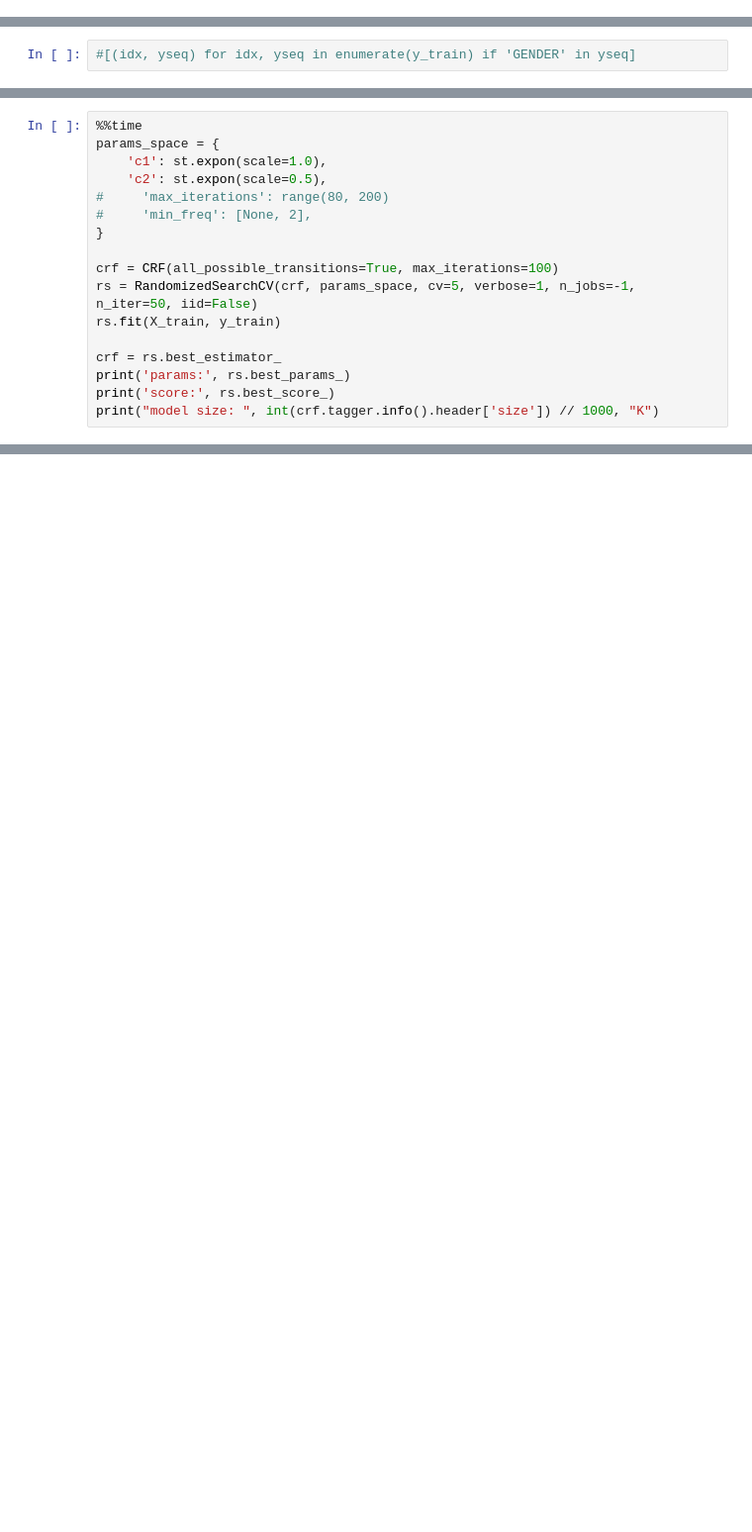
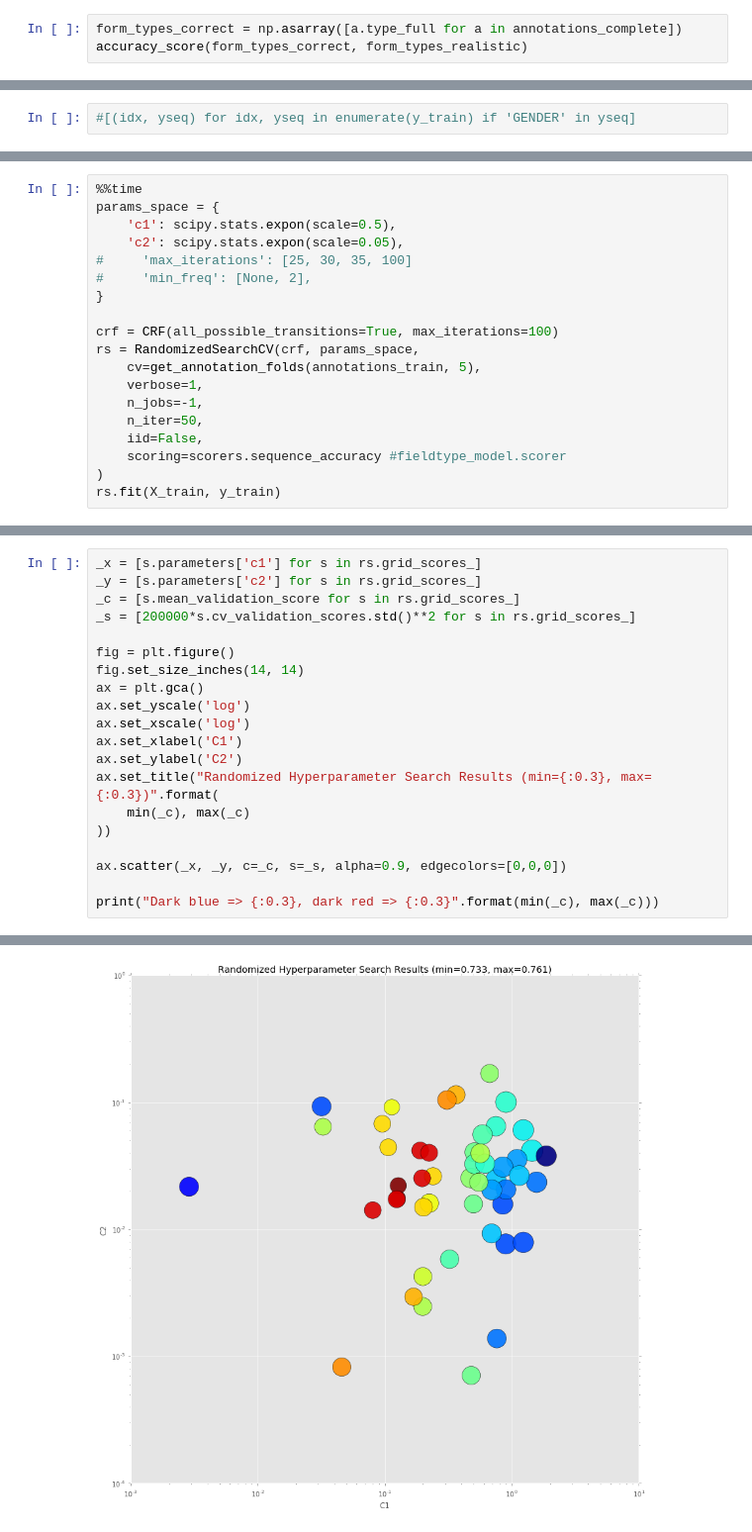
Before and after one commit to TeamHG-Memex/Formasaurus, a Jupyter notebook: notebooks/Field Type Detection.ipynb, the cells around one changed output, grey strips where cells are left out. Shown: that part at 99% size. Saved outputs shown, nothing was run; the diff lists cells and outputs as text; blank space fills up the shorter version.

Commit message:
update Field Type Detection notebook

```diff
--- a/notebooks/Field Type Detection.ipynb
+++ b/notebooks/Field Type Detection.ipynb
@@ -253,0 +63,3 @@ len(X_train), len(X_test)
+# %%
+form_types_correct = np.asarray([a.type_full for a in annotations_complete])
+accuracy_score(form_types_correct, form_types_realistic)
@@ -260,19 +119,21 @@ Find regularization parameters using randomized search:
 # %%
 %%time
 params_space = {
-    'c1': st.expon(scale=1.0),
-    'c2': st.expon(scale=0.5),
-#     'max_iterations': range(80, 200)
+    'c1': scipy.stats.expon(scale=0.5),
+    'c2': scipy.stats.expon(scale=0.05),
+#     'max_iterations': [25, 30, 35, 100]
 #     'min_freq': [None, 2],
 }
 
 crf = CRF(all_possible_transitions=True, max_iterations=100)
-rs = RandomizedSearchCV(crf, params_space, cv=5, verbose=1, n_jobs=-1, n_iter=50, iid=False)
+rs = RandomizedSearchCV(crf, params_space,
+    cv=get_annotation_folds(annotations_train, 5),
+    verbose=1,
+    n_jobs=-1,
+    n_iter=50,
+    iid=False,
+    scoring=scorers.sequence_accuracy #fieldtype_model.scorer
+)
 rs.fit(X_train, y_train)
-
-crf = rs.best_estimator_
-print('params:', rs.best_params_)
-print('score:', rs.best_score_)
-print("model size: ", int(crf.tagger.info().header['size']) // 1000, "K")
 # %% [output]
 Fitting 5 folds for each of 50 candidates, totalling 250 fits
@@ -290,0 +158,21 @@ crf.score(X_test, y_test)
+# %%
+_x = [s.parameters['c1'] for s in rs.grid_scores_]
+_y = [s.parameters['c2'] for s in rs.grid_scores_]
+_c = [s.mean_validation_score for s in rs.grid_scores_]
+_s = [200000*s.cv_validation_scores.std()**2 for s in rs.grid_scores_]
+
+fig = plt.figure()
+fig.set_size_inches(14, 14)
+ax = plt.gca()
+ax.set_yscale('log')
+ax.set_xscale('log')
+ax.set_xlabel('C1')
+ax.set_ylabel('C2')
+ax.set_title("Randomized Hyperparameter Search Results (min={:0.3}, max={:0.3})".format(
+    min(_c), max(_c)
+))
+
+ax.scatter(_x, _y, c=_c, s=_s, alpha=0.9, edgecolors=[0,0,0])
+
+print("Dark blue => {:0.3}, dark red => {:0.3}".format(min(_c), max(_c)))
+# %% [output]
@@ -291,2 +180,3 @@ crf.score(X_test, y_test)
+[figure, added]
 # %%
 # %%time
```
Also changed, not shown: parts of 39 cells of this notebook.
